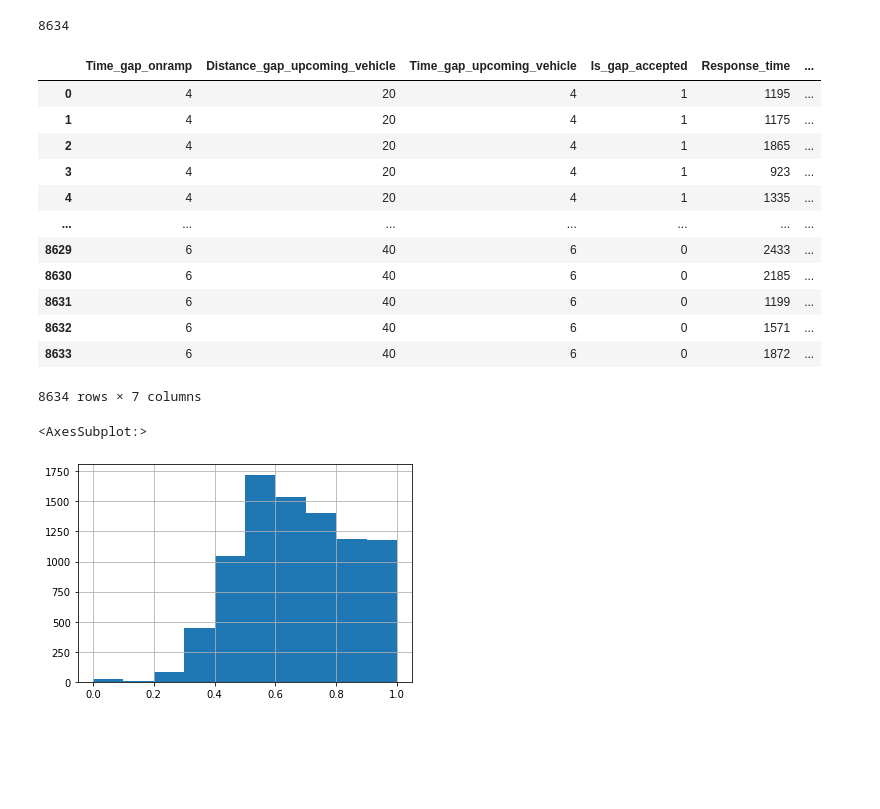
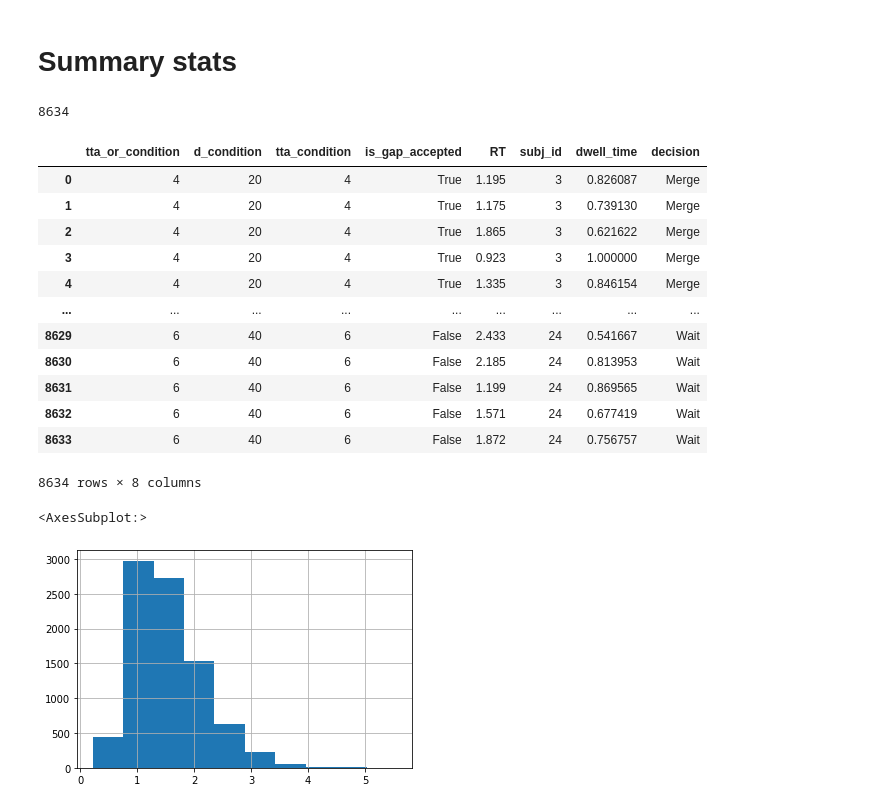
Before and after one commit to cherepaha/merging_eye_tracking, a Jupyter notebook: 01_exploratory_analysis.ipynb, the cells around one changed output. Drawn from its saved outputs; the diff is of its cells as text; code cells hidden in the pictures; blank space fills up the shorter version.

```diff
--- a/01_exploratory_analysis.ipynb
+++ b/01_exploratory_analysis.ipynb
@@ -7,3 +6,18 @@ measures = pd.read_csv("measures.csv")
+# %%
+measures = pd.read_csv("measures.csv")
+measures = measures.rename(columns={"Participant_no": "subj_id",
+                                    "Time_gap_onramp": "tta_or_condition",
+                                    "Time_gap_upcoming_vehicle": "tta_condition",
+                                    "Distance_gap_upcoming_vehicle": "d_condition",
+                                    "Is_gap_accepted": "is_gap_accepted",
+                                    "Response_time": "RT",
+                                    "Dwell_to_mirror": "dwell_time"})
+measures["is_gap_accepted"] = measures["is_gap_accepted"].astype("bool")
+measures["RT"] /= 1000
+measures["decision"] = "Wait"
+measures.loc[measures.is_gap_accepted, ["decision"]] = "Merge"
+# %% [markdown]
+# Summary stats
 # %%
 len(measures)
 # %% [output]
@@ -11,21 +25,21 @@ len(measures)
 # %%
 measures
 # %% [output]
-|  | Time_gap_onramp | Distance_gap_upcoming_vehicle | Time_gap_upcoming_vehicle | Is_gap_accepted | Response_time | ... |
-| 0 | 4 | 20 | 4 | 1 | 1195 | ... |
-| 1 | 4 | 20 | 4 | 1 | 1175 | ... |
-| 2 | 4 | 20 | 4 | 1 | 1865 | ... |
-| 3 | 4 | 20 | 4 | 1 | 923 | ... |
-| 4 | 4 | 20 | 4 | 1 | 1335 | ... |
-| ... | ... | ... | ... | ... | ... | ... |
-| 8629 | 6 | 40 | 6 | 0 | 2433 | ... |
-| 8630 | 6 | 40 | 6 | 0 | 2185 | ... |
-| 8631 | 6 | 40 | 6 | 0 | 1199 | ... |
-| 8632 | 6 | 40 | 6 | 0 | 1571 | ... |
-| 8633 | 6 | 40 | 6 | 0 | 1872 | ... |
+|  | tta_or_condition | d_condition | tta_condition | is_gap_accepted | RT | subj_id | dwell_time | decision |
+| 0 | 4 | 20 | 4 | True | 1.195 | 3 | 0.826087 | Merge |
+| 1 | 4 | 20 | 4 | True | 1.175 | 3 | 0.739130 | Merge |
+| 2 | 4 | 20 | 4 | True | 1.865 | 3 | 0.621622 | Merge |
+| 3 | 4 | 20 | 4 | True | 0.923 | 3 | 1.000000 | Merge |
+| 4 | 4 | 20 | 4 | True | 1.335 | 3 | 0.846154 | Merge |
+| ... | ... | ... | ... | ... | ... | ... | ... | ... |
+| 8629 | 6 | 40 | 6 | False | 2.433 | 24 | 0.541667 | Wait |
+| 8630 | 6 | 40 | 6 | False | 2.185 | 24 | 0.813953 | Wait |
+| 8631 | 6 | 40 | 6 | False | 1.199 | 24 | 0.869565 | Wait |
+| 8632 | 6 | 40 | 6 | False | 1.571 | 24 | 0.677419 | Wait |
+| 8633 | 6 | 40 | 6 | False | 1.872 | 24 | 0.756757 | Wait |
-8634 rows × 7 columns
+8634 rows × 8 columns
 # %%
-measures.Dwell_to_mirror.hist()
+measures.RT.hist()
 # %% [output]
 <AxesSubplot:>
-[figure, old version]
+[figure, new version]
```
Also changed, not shown: parts of 27 cells of this notebook, 6 other files.
